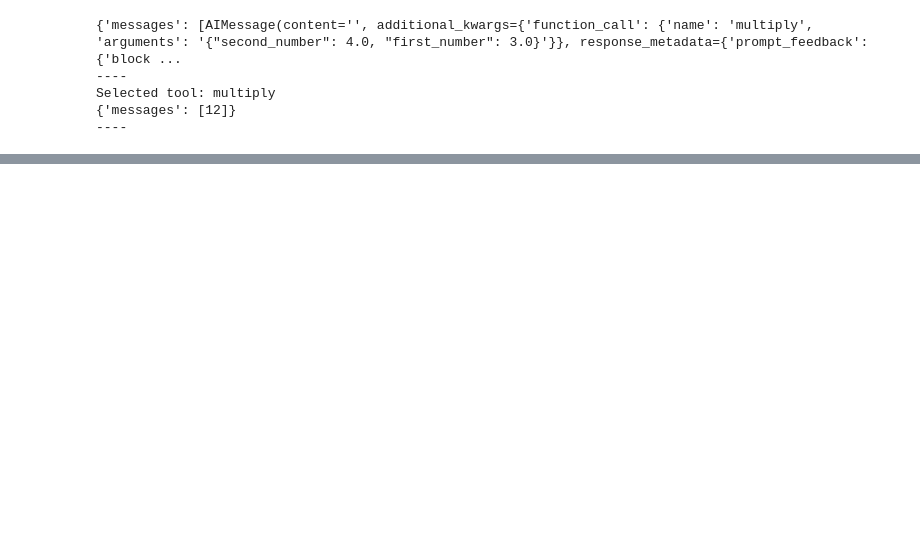
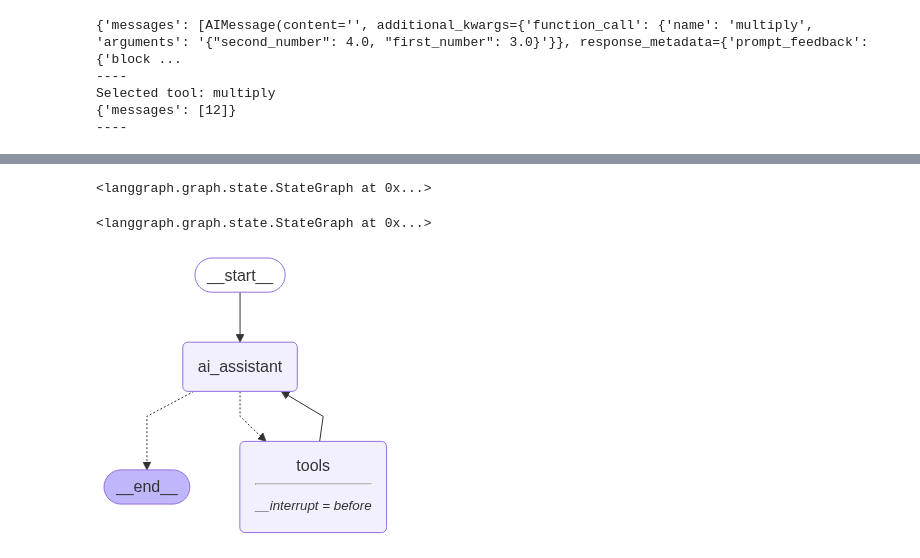
Before and after one commit to dark-dev2475/llm_engineering, a Jupyter notebook: langraph/agentic_pat/human_in_loop.ipynb, the cells around one changed output, grey strips where cells are left out. Cells and saved outputs as stored; diff of their text form; code cells hidden in the pictures; blank space fills up the shorter version.

Commit message:
niterrupt_before

```diff
--- a/langraph/agentic_pat/human_in_loop.ipynb
+++ b/langraph/agentic_pat/human_in_loop.ipynb
@@ -209,0 +226,34 @@ for s in app.stream({"messages": ["can you tell me th etotal money that exist in
+# %%
+memory = MemorySaver()
+# %%
+graph_builder = StateGraph(AgentState)
+graph_builder.add_node("ai_assistant", ai_assistant)
+
+tool_node = ToolNode(tools=tools)
+graph_builder.add_node("tools", tool_node)
+# %% [output]
+<langgraph.graph.state.StateGraph at 0x...>
+# %%
+graph_builder.add_edge(START, "ai_assistant")
+
+graph_builder.add_conditional_edges(
+    "ai_assistant",
+    tools_condition,
+)
+graph_builder.add_edge("tools", "ai_assistant")
+# %% [output]
+<langgraph.graph.state.StateGraph at 0x...>
+# %%
+app2 = graph_builder.compile(
+    checkpointer=memory,
+    # This is new!
+    interrupt_before=["tools"],
+    # Note: can also interrupt __after__ tools, if desired.
+    # interrupt_after=["tools"]
+)
+# %%
+
+from IPython.display import Image, display
+display(Image(app2.get_graph().draw_mermaid_png()))
+# %% [output]
+[figure, added]
```
Also changed, not shown: parts of 45 cells of this notebook.
